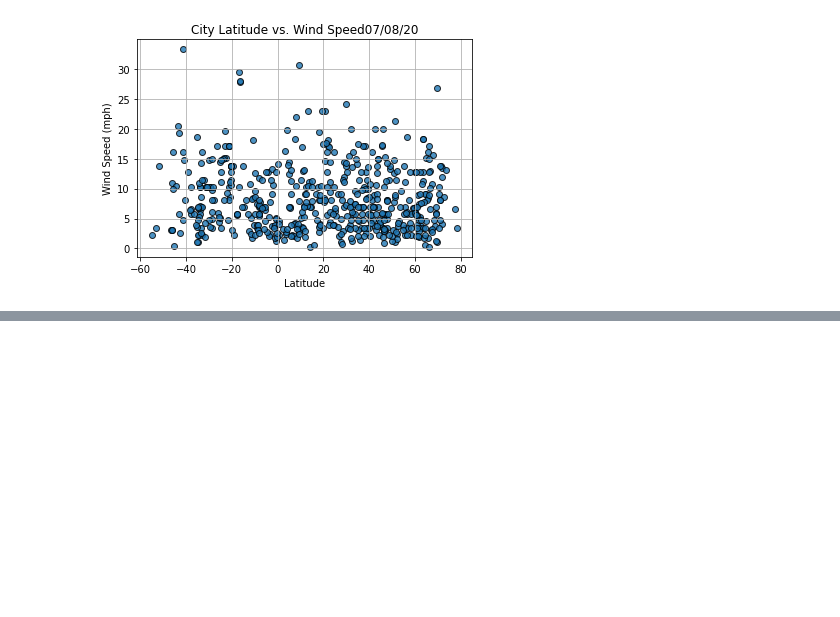
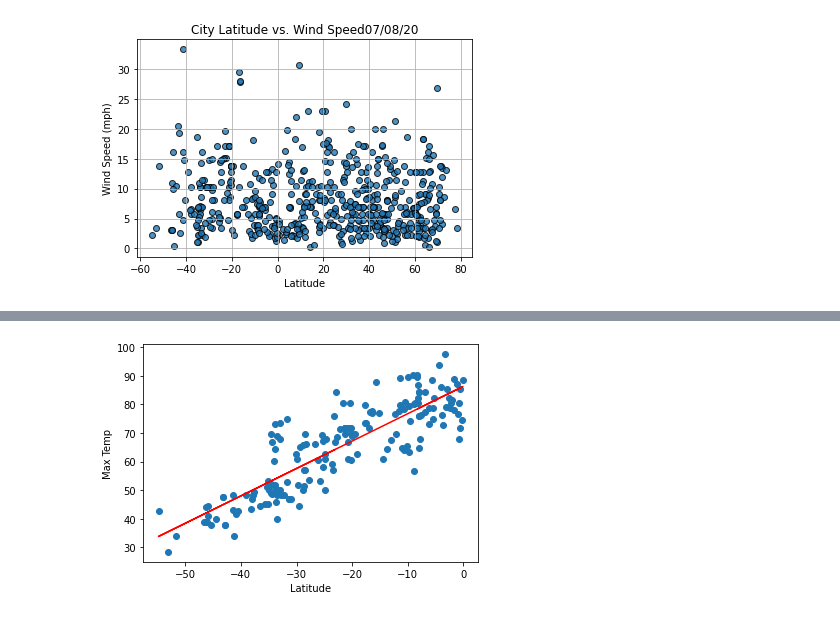
Before and after one commit to noops/world_weather_analysis, a Jupyter notebook: weatherPy.ipynb, the cells around one changed output, grey strips where cells are left out. Cells and saved outputs as stored; diff of their text form; code cells hidden in the pictures; blank space fills up the shorter version.

```diff
--- a/weatherPy.ipynb
+++ b/weatherPy.ipynb
@@ -162,0 +195,8 @@ plt.show()
+# %%
+#linear regression on southern hemisphere for max temp
+x_values = southern_hemi_df["Lat"]
+y_values = southern_hemi_df["Max Temp"]
+#call function
+plot_linear_regression(x_values, y_values, "Linear Regression on Souther Hemisphere \n for Maximum Temperature", 'Max Temp',(10,40))
+# %% [output]
+[figure, added]
```
Also changed, not shown: parts of 10 cells of this notebook.
